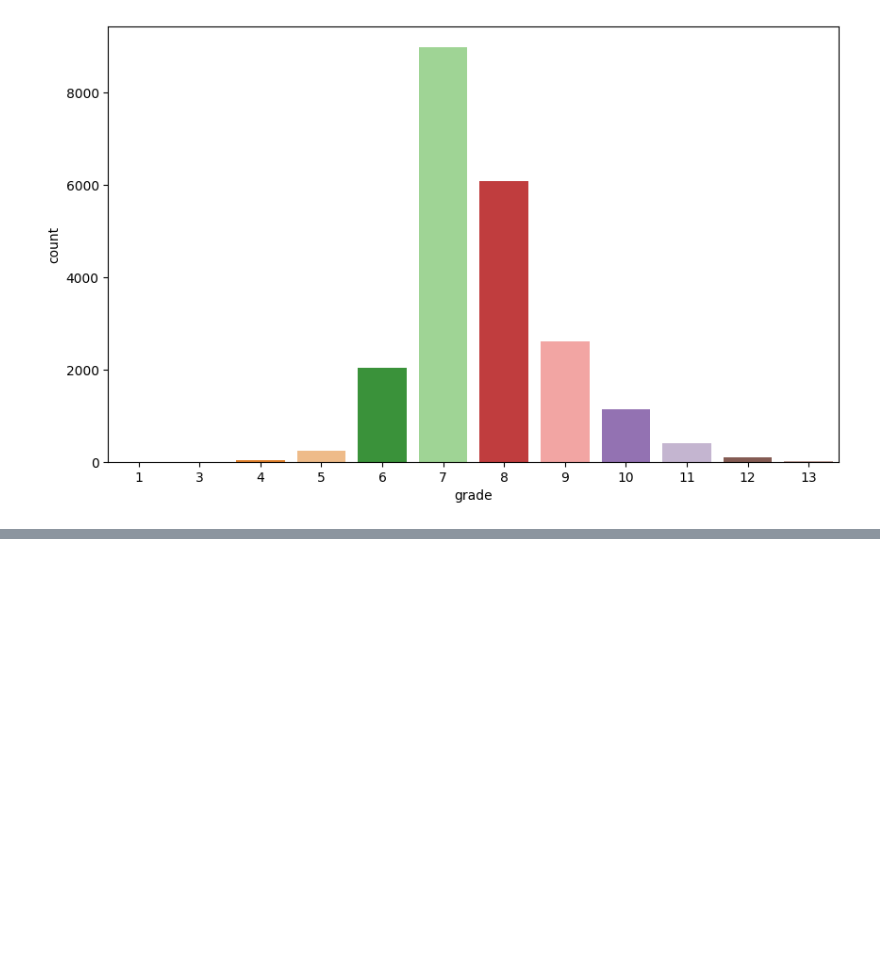
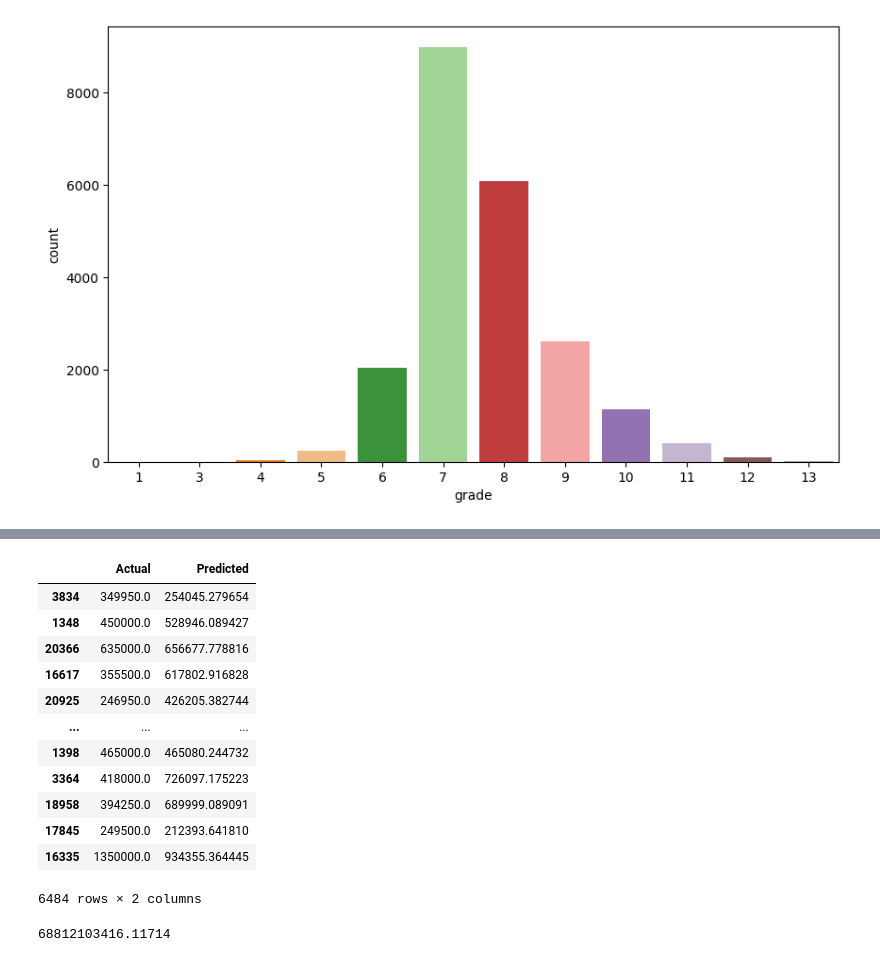
Before and after one commit to omarabdullatiff/house-price-prediction, a Jupyter notebook: house_price_pred.ipynb, the cells around one changed output, grey strips where cells are left out. Cells and saved outputs as stored; diff of their text form; code cells hidden in the pictures; blank space fills up the shorter version.

```diff
--- a/house_price_pred.ipynb
+++ b/house_price_pred.ipynb
@@ -169,0 +179,23 @@ px.scatter(data, x='sqft_living', y='price', color='grade')
+# %%
+# Predicting the prices is not accurate because we are using only one feature sqft_living
+y_pred = LR.predict(X_test.array.reshape(-1, 1))
+pd.DataFrame({'Actual': Y_test, 'Predicted': y_pred})
+# %% [output]
+|  | Actual | Predicted |
+| 3834 | 349950.0 | 254045.279654 |
+| 1348 | 450000.0 | 528946.089427 |
+| 20366 | 635000.0 | 656677.778816 |
+| 16617 | 355500.0 | 617802.916828 |
+| 20925 | 246950.0 | 426205.382744 |
+| ... | ... | ... |
+| 1398 | 465000.0 | 465080.244732 |
+| 3364 | 418000.0 | 726097.175223 |
+| 18958 | 394250.0 | 689999.089091 |
+| 17845 | 249500.0 | 212393.641810 |
+| 16335 | 1350000.0 | 934355.364445 |
+6484 rows × 2 columns
+# %%
+# Calculate Mean Squared Error
+metrics.mean_squared_error(Y_test, y_pred)
+# %% [output]
+68812103416.11714
```
Also changed, not shown: parts of 23 cells of this notebook.
